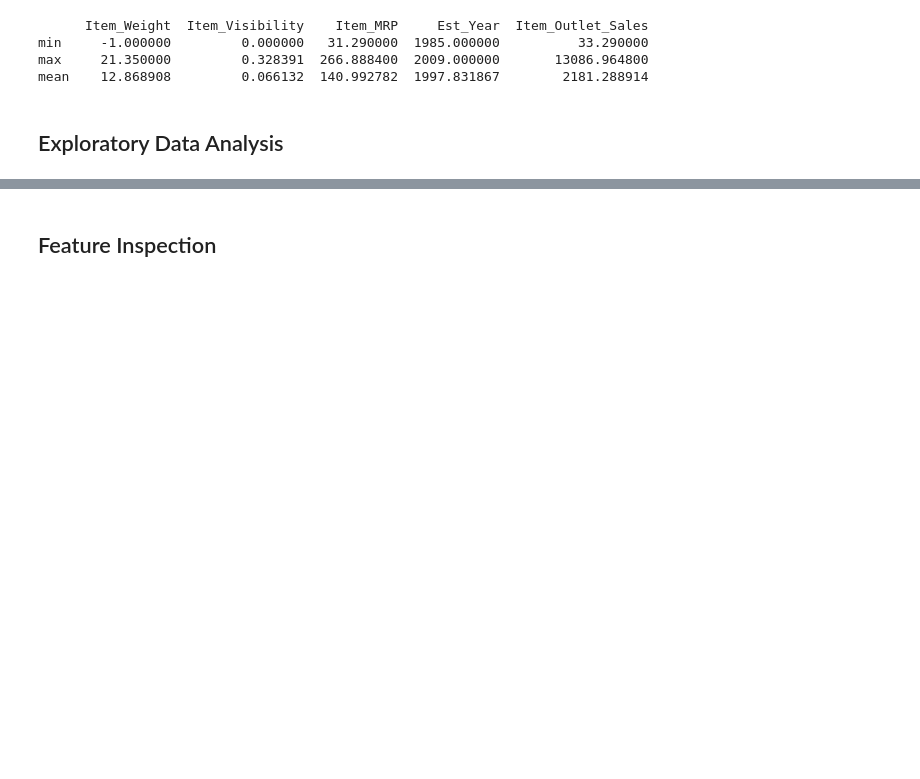
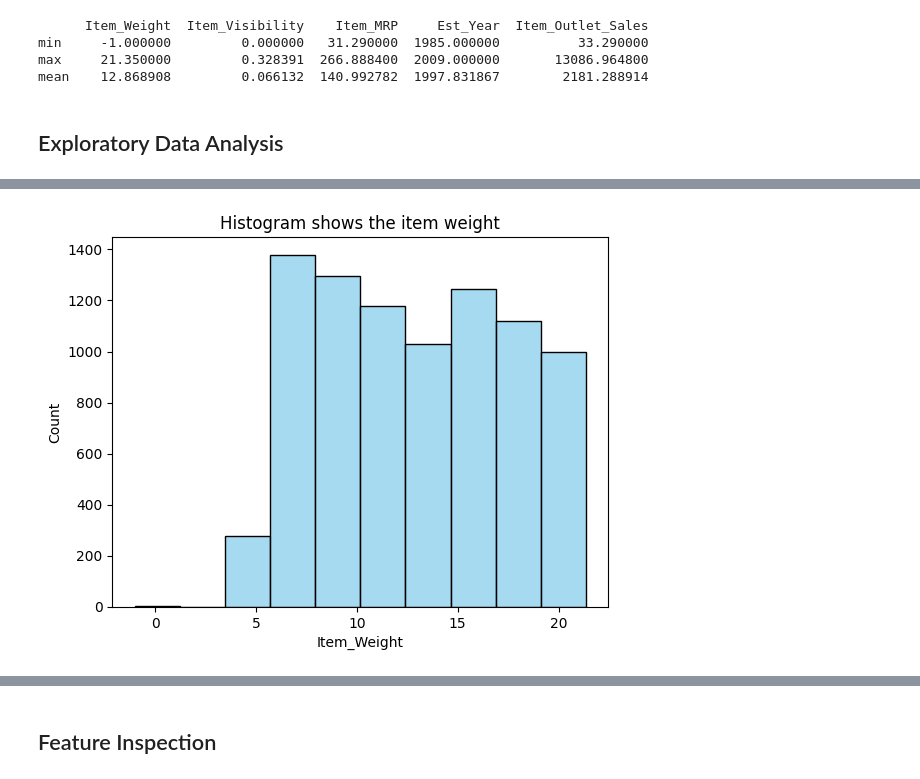
Before and after one commit to farahwadya/Prediction-of-Product-Sales, a Jupyter notebook: Prediction_of_Product_Sales.ipynb, the cells around one changed output, grey strips where cells are left out. Cells and saved outputs as stored; diff of their text form; code cells hidden in the pictures; blank space fills up the shorter version.

```diff
--- a/Prediction_of_Product_Sales.ipynb
+++ b/Prediction_of_Product_Sales.ipynb
@@ -282,0 +332,7 @@ mean    12.868908         0.066132  140.992782  1997.831867        2181.288914
+# %%
+plt.figure()
+sns.histplot(df_sales['Item_Weight'],bins=10,color='skyblue')
+plt.title('Histogram shows the item weight')
+plt.show()
+# %% [output]
+[figure, added]
```
Also changed, not shown: parts of 21 cells of this notebook.
